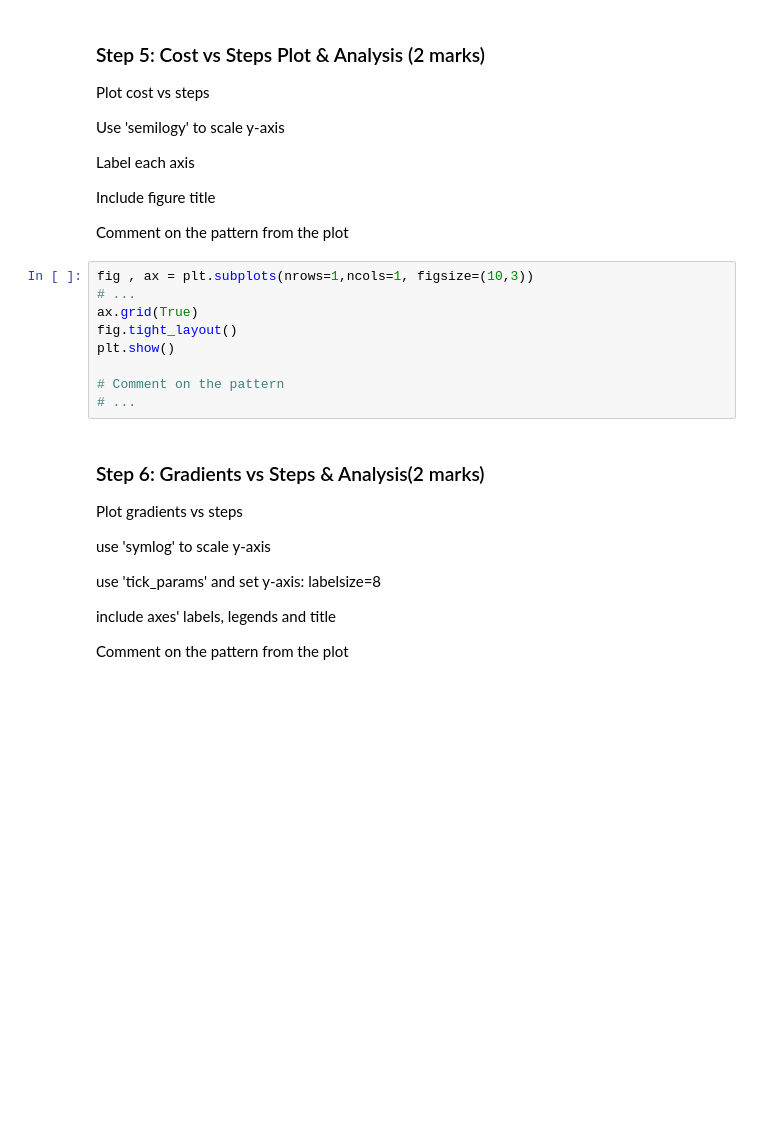
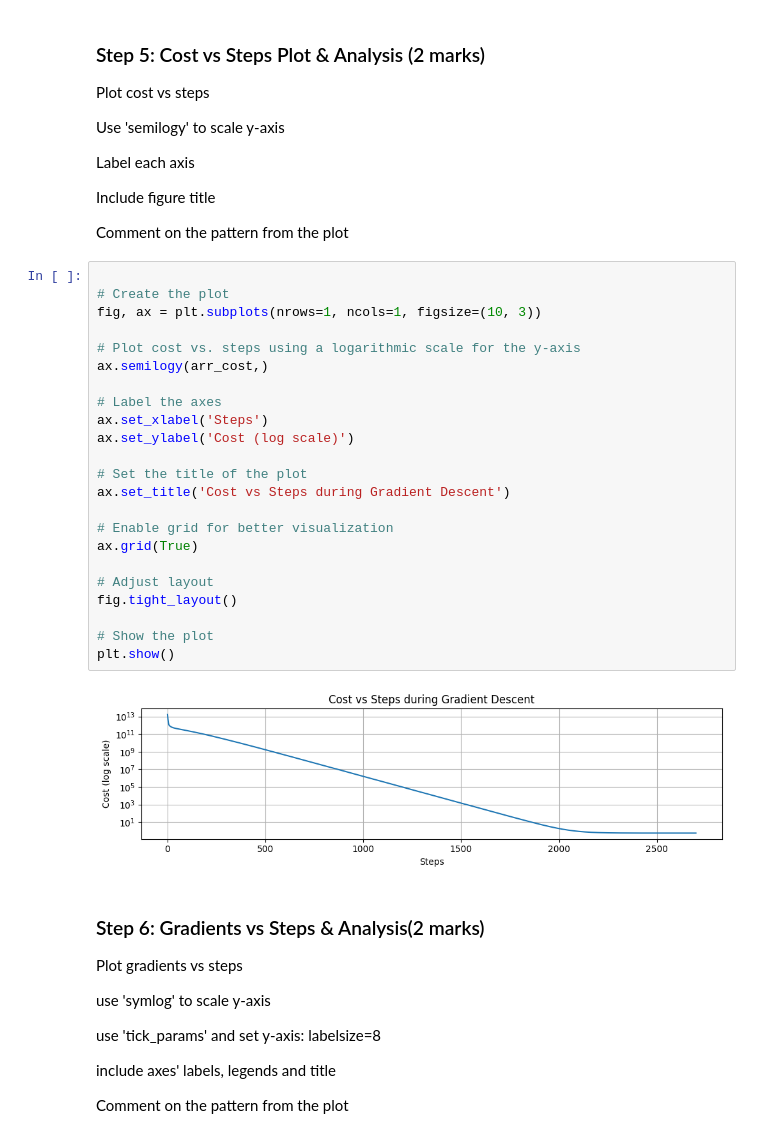
Before and after one commit to TaRa1999R/engg680_2024_fall, a Jupyter notebook: Lab_Assignment3/Assignment3.ipynb, the cells around one changed output. Drawn from its saved outputs; the diff is of its cells as text; blank space fills up the shorter version.

```diff
--- a/Lab_Assignment3/Assignment3.ipynb
+++ b/Lab_Assignment3/Assignment3.ipynb
@@ -271,15 +254,31 @@ Label each axis
 Include figure title
 
 Comment on the pattern from the plot
-# %%
-fig , ax = plt.subplots(nrows=1,ncols=1, figsize=(10,3))
-# ...
-ax.grid(True)
-fig.tight_layout()
-plt.show()
-
-# Comment on the pattern
-# ...
+# %%
+
+# Create the plot
+fig, ax = plt.subplots(nrows=1, ncols=1, figsize=(10, 3))
+
+# Plot cost vs. steps using a logarithmic scale for the y-axis
+ax.semilogy(arr_cost,)
+
+# Label the axes
+ax.set_xlabel('Steps')
+ax.set_ylabel('Cost (log scale)')
+
+# Set the title of the plot
+ax.set_title('Cost vs Steps during Gradient Descent')
+
+# Enable grid for better visualization
+ax.grid(True)
+
+# Adjust layout
+fig.tight_layout()
+
+# Show the plot
+plt.show()
+# %% [output]
+[figure, added]
 # %% [markdown]
 ### Step 6: Gradients vs Steps & Analysis(2 marks)
 Plot gradients vs steps
```
Also changed, not shown: parts of 17 cells of this notebook.
